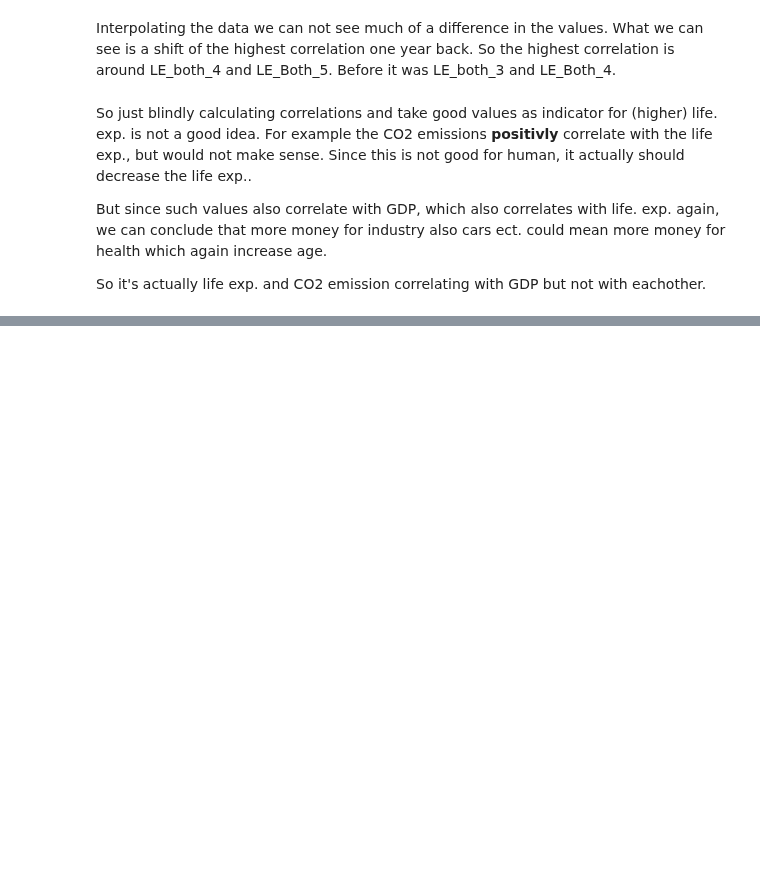
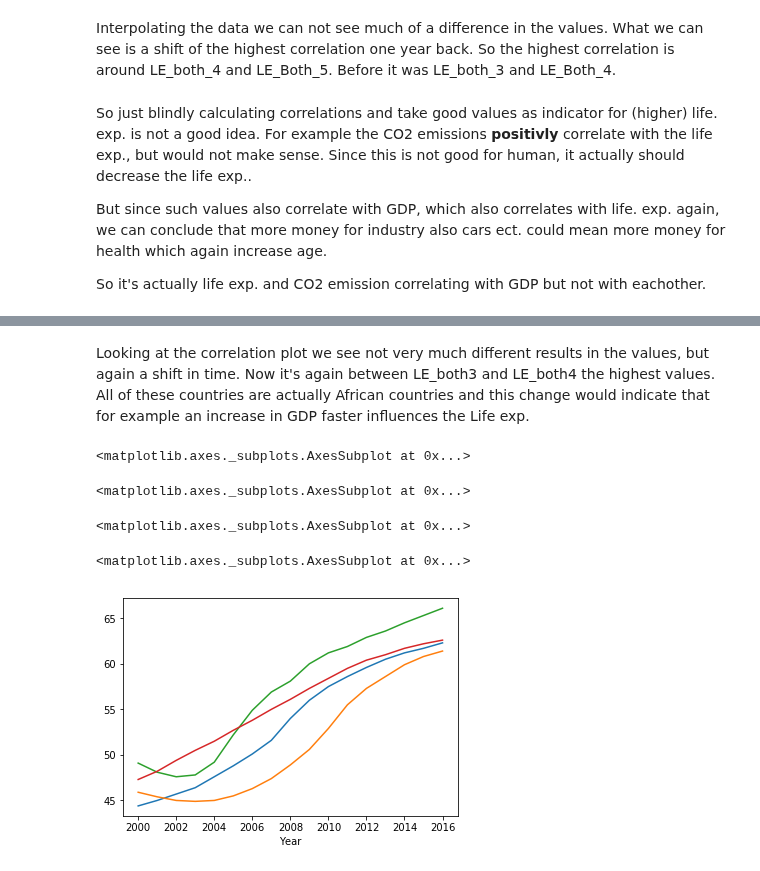
Before and after one commit to patrickFuerst/human_life_exp, a Jupyter notebook: Data Analysis(Patrick).ipynb, the cells around one changed output, grey strips where cells are left out. Drawn from its saved outputs; the diff is of its cells as text; code cells hidden in the pictures; blank space fills up the shorter version.

```diff
--- a/Data Analysis(Patrick).ipynb
+++ b/Data Analysis(Patrick).ipynb
@@ -236,0 +234,14 @@ So it's actually life exp. and CO2 emission correlating with GDP but not with ea
+# %% [markdown]
+Looking at the correlation plot we see  not very much different results in the values, but again a shift in time.
+Now it's again between LE_both3 and LE_both4 the highest values. All of these countries are actually African countries and this change would indicate that for example an increase in GDP faster influences the Life exp.
+# %%
+display(df_data_preprocessed['LE_both'].loc['Zambia'].plot())
+display(df_data_preprocessed['LE_both'].loc['Zimbabwe'].plot())
+display(df_data_preprocessed['LE_both'].loc['Botswana'].plot())
+display(df_data_preprocessed['LE_both'].loc['Angola'].plot())
+# %% [output]
+<matplotlib.axes._subplots.AxesSubplot at 0x...>
+<matplotlib.axes._subplots.AxesSubplot at 0x...>
+<matplotlib.axes._subplots.AxesSubplot at 0x...>
+<matplotlib.axes._subplots.AxesSubplot at 0x...>
+[figure, added]
```
Also changed, not shown: parts of 4 cells of this notebook.
